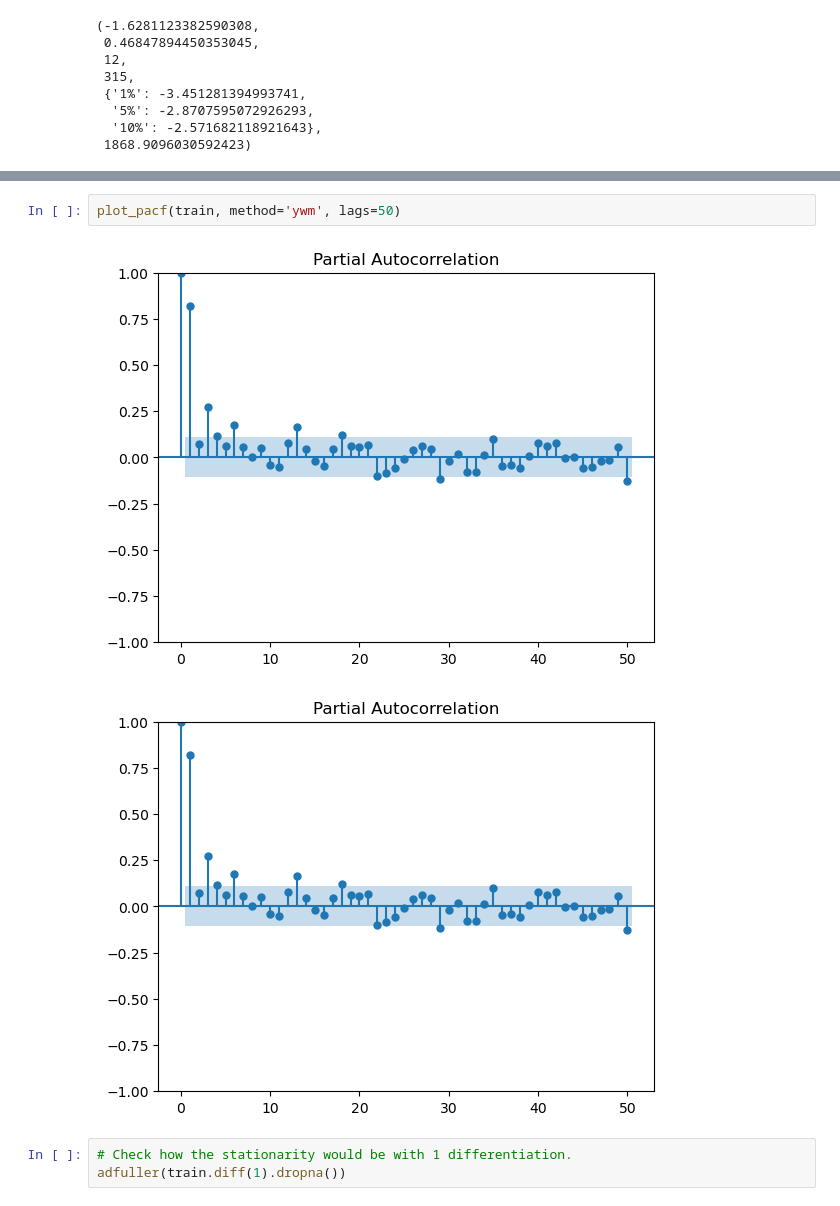
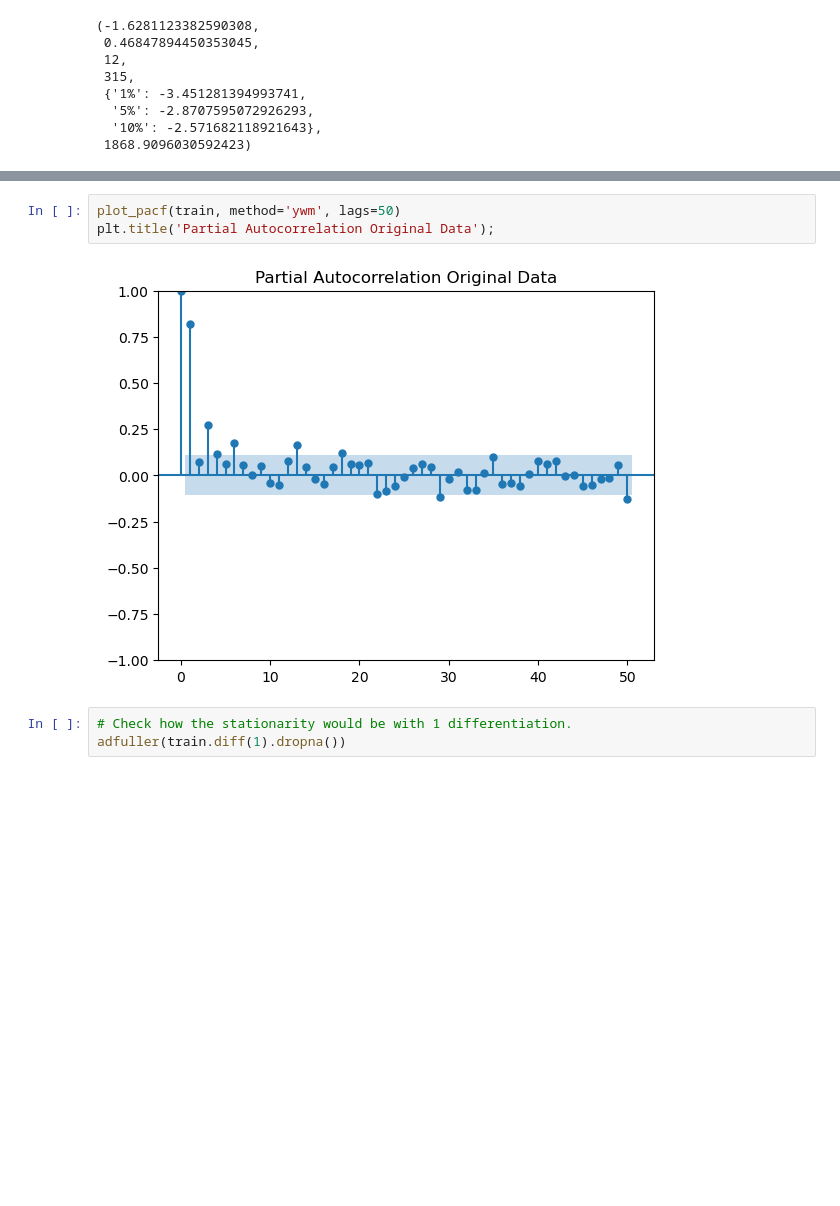
Before and after one commit to Er90Space/IntegratedCA2_ML-DV_CCT, a Jupyter notebook: CA2_ML_Dvis.ipynb, the cells around one changed output, grey strips where cells are left out. Saved outputs shown, nothing was run; the diff lists cells and outputs as text; blank space fills up the shorter version.

```diff
--- a/CA2_ML_Dvis.ipynb
+++ b/CA2_ML_Dvis.ipynb
@@ -253,8 +252,8 @@ plot_acf(train, lags=50)
 # %%
 plot_pacf(train, method='ywm', lags=50)
+plt.title('Partial Autocorrelation Original Data');
 # %% [output]
-[figure, old version]
+[figure, new version]
-[figure, removed]
 # %%
 # Check how the stationarity would be with 1 differentiation.
 adfuller(train.diff(1).dropna())
```
Also changed, not shown: parts of 6 cells of this notebook, 3 other files.
